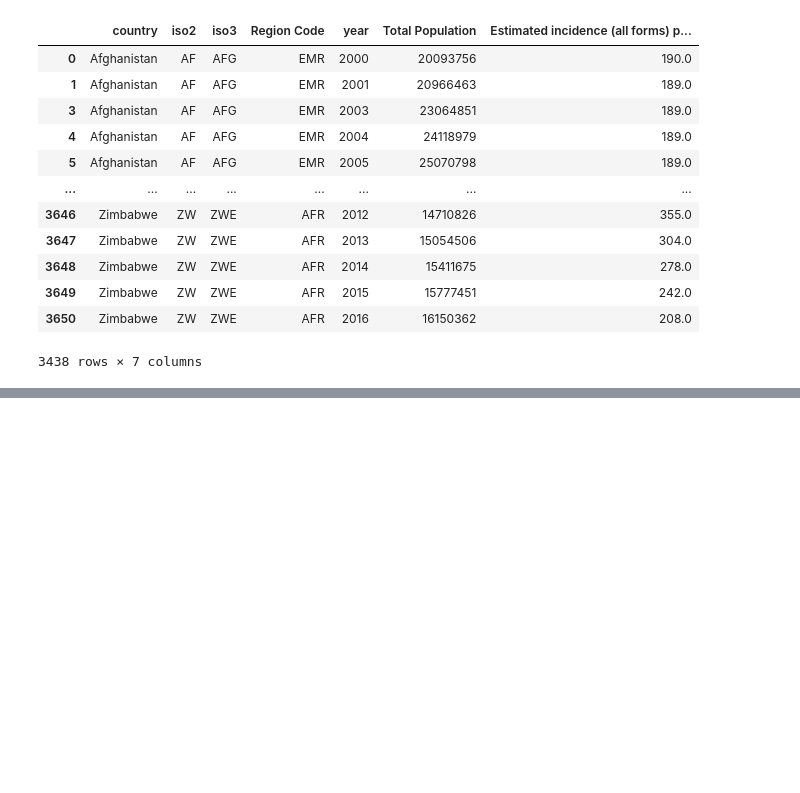
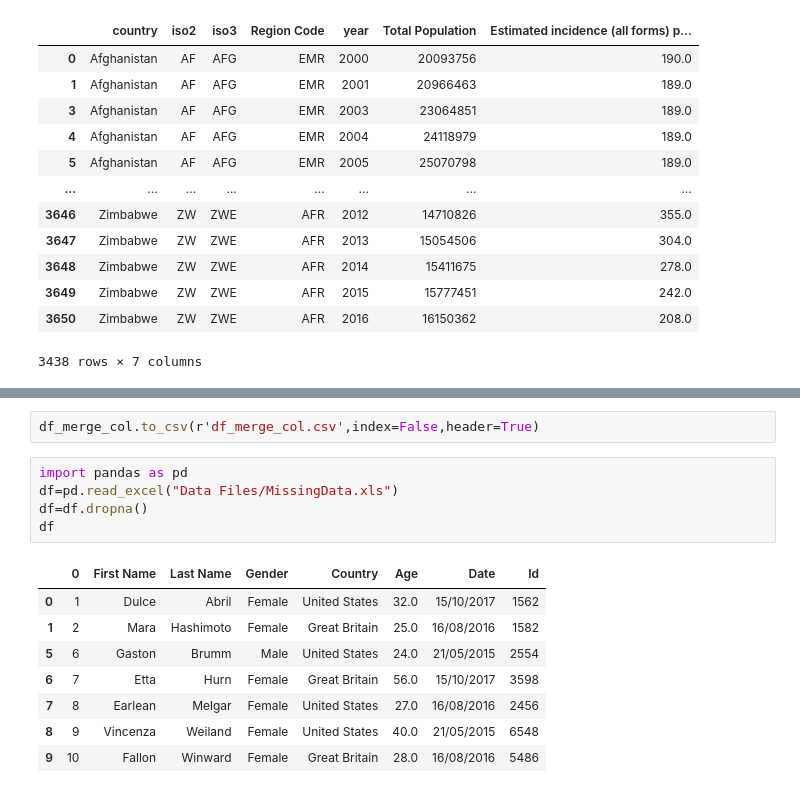
Before and after one commit to vuminhdiep/Shopee-Code-League-2021, a Jupyter notebook: DataScience 101 by Coding Lab.ipynb, the cells around one changed output, grey strips where cells are left out. Cells and saved outputs as stored; diff of their text form; blank space fills up the shorter version.

```diff
--- a/DataScience 101 by Coding Lab.ipynb
+++ b/DataScience 101 by Coding Lab.ipynb
@@ -179,0 +240,16 @@ df.to_csv(r)
+# %%
+df_merge_col.to_csv(r'df_merge_col.csv',index=False,header=True)
+# %%
+import pandas as pd
+df=pd.read_excel("Data Files/MissingData.xls")
+df=df.dropna()
+df
+# %% [output]
+|  | 0 | First Name | Last Name | Gender | Country | Age | Date | Id |
+| 0 | 1 | Dulce | Abril | Female | United States | 32.0 | 15/10/2017 | 1562 |
+| 1 | 2 | Mara | Hashimoto | Female | Great Britain | 25.0 | 16/08/2016 | 1582 |
+| 5 | 6 | Gaston | Brumm | Male | United States | 24.0 | 21/05/2015 | 2554 |
+| 6 | 7 | Etta | Hurn | Female | Great Britain | 56.0 | 15/10/2017 | 3598 |
+| 7 | 8 | Earlean | Melgar | Female | United States | 27.0 | 16/08/2016 | 2456 |
+| 8 | 9 | Vincenza | Weiland | Female | United States | 40.0 | 21/05/2015 | 6548 |
+| 9 | 10 | Fallon | Winward | Female | Great Britain | 28.0 | 16/08/2016 | 5486 |
```
Also changed, not shown: parts of 23 cells of this notebook.
